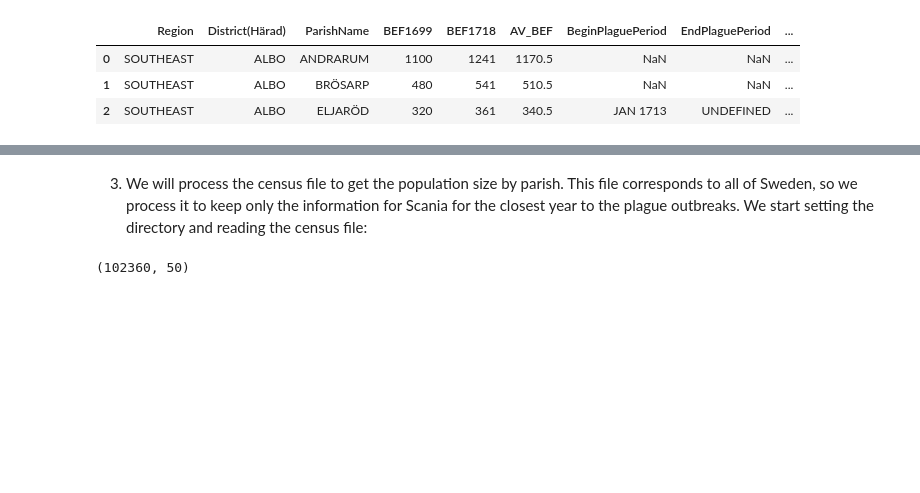
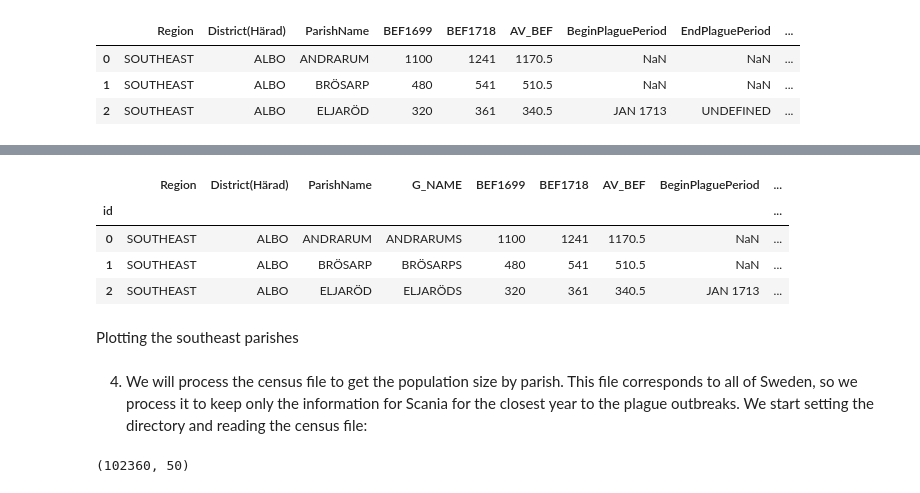
Before and after one commit to polislizarralde/PythonMathematicalModeling, a Jupyter notebook: docs/PlagueProject/databaseScania.ipynb, the cells around one changed output, grey strips where cells are left out. Drawn from its saved outputs; the diff is of its cells as text; code cells hidden in the pictures; blank space fills up the shorter version.

```diff
--- a/docs/PlagueProject/databaseScania.ipynb
+++ b/docs/PlagueProject/databaseScania.ipynb
@@ -137,0 +260,11 @@ southeastParishesPop.head(3)
+# %%
+southeastScaniaMap = get_area(southeastScaniaMap)
+southeastScaniaMap = get_centroid(southeastScaniaMap)
+# %%
+southeastScaniaMap.head(3)
+# %% [output]
+|  | Region | District(Härad) | ParishName | G_NAME | BEF1699 | BEF1718 | AV_BEF | BeginPlaguePeriod | ... |
+| id |  |  |  |  |  |  |  |  | ... |
+| 0 | SOUTHEAST | ALBO | ANDRARUM | ANDRARUMS | 1100 | 1241 | 1170.5 | NaN | ... |
+| 1 | SOUTHEAST | ALBO | BRÖSARP | BRÖSARPS | 480 | 541 | 510.5 | NaN | ... |
+| 2 | SOUTHEAST | ALBO | ELJARÖD | ELJARÖDS | 320 | 361 | 340.5 | JAN 1713 | ... |
@@ -137,0 +273,2 @@ southeastParishesPop.head(3)
+# %% [markdown]
+Plotting the southeast parishes
@@ -138,5 +314,5 @@ southeastParishesPop.head(3)
 # %% [markdown]
-3. We will process the census file to get the population size by parish. This file corresponds to all of Sweden, so we process it to keep only the information for Scania for the closest year to the plague outbreaks. We start setting the directory and reading the census file:
+4. We will process the census file to get the population size by parish. This file corresponds to all of Sweden, so we process it to keep only the information for Scania for the closest year to the plague outbreaks. We start setting the directory and reading the census file:
 # %%
 # Set the working directory for private files
 data_private_folder = "data/private"
```
Also changed, not shown: parts of 40 cells of this notebook.
